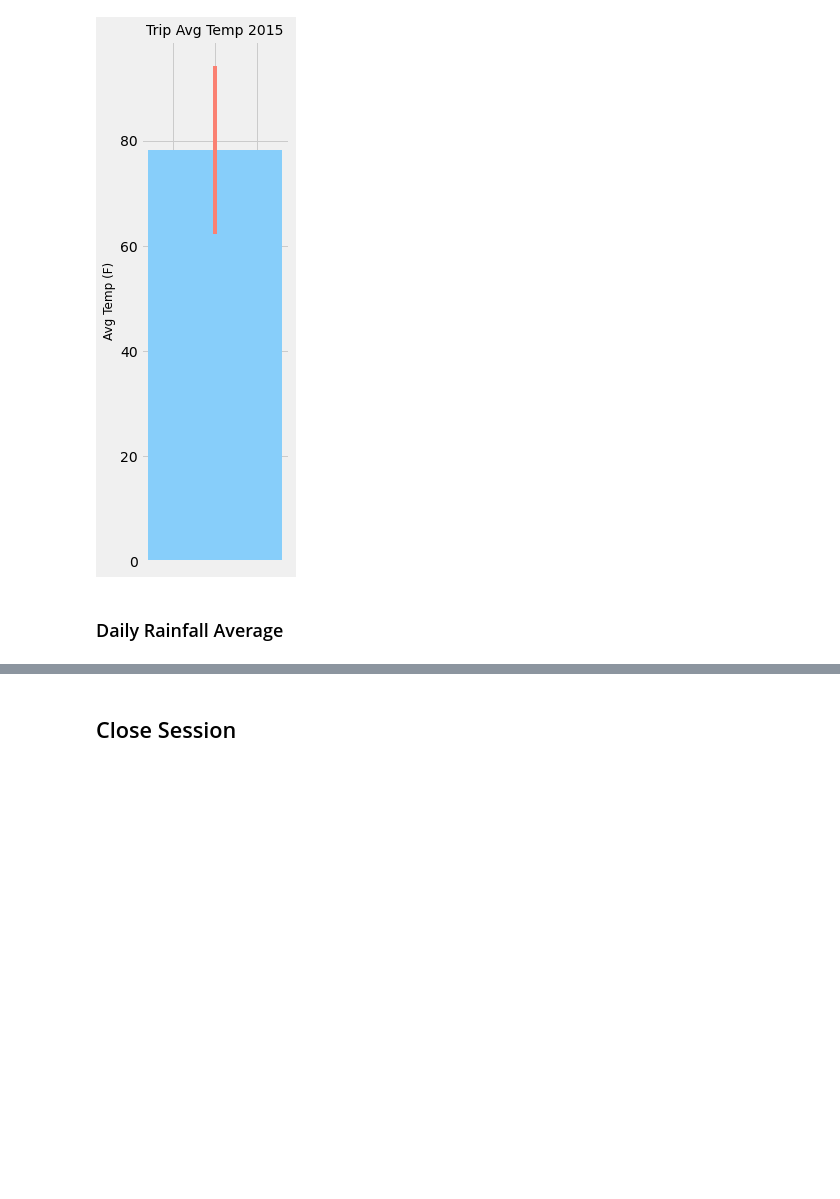
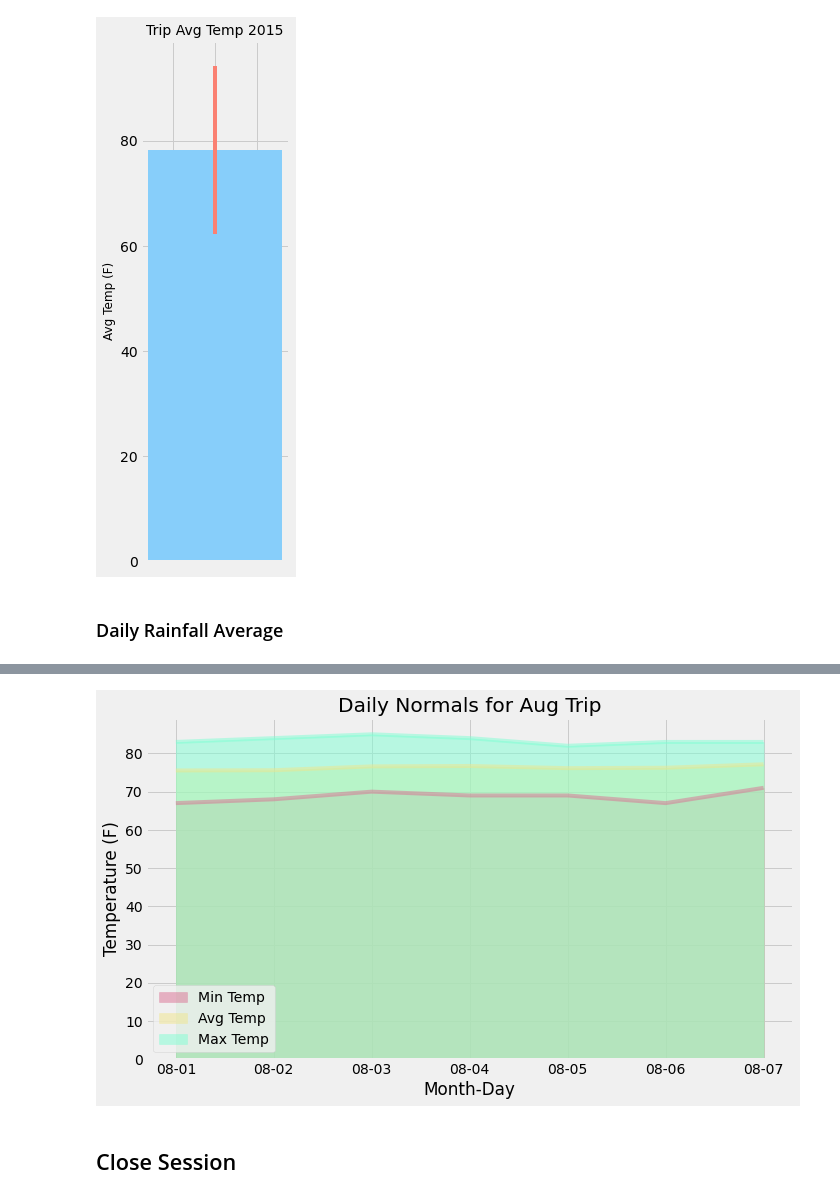
Before and after one commit to pspitzer86/SQLAlchemy-Challenge, a Jupyter notebook: temp_analysis_2.ipynb, the cells around one changed output, grey strips where cells are left out. Saved outputs shown, nothing was run; the diff lists cells and outputs as text; code cells hidden in the pictures; blank space fills up the shorter version.

```diff
--- a/temp_analysis_2.ipynb
+++ b/temp_analysis_2.ipynb
@@ -143,10 +164,22 @@ start_date = '2017-08-01'
 end_date = '2017-08-07'
 
 # Use the start and end date to create a range of dates
-
-
 # Strip off the year and save a list of strings in the format %m-%d
 
+date_list = []
+curr_date = start_date
+while str(curr_date) <= str(end_date):
+    date_split = str(curr_date).split("-")
+    date_list.append(f"{date_split[1]}-{date_split[2]}")
+    curr_date = dt.date(int(date_split[0]), int(date_split[1]), int(date_split[2])) + dt.timedelta(days=1)
 
 # Use the `daily_normals` function to calculate the normals for each date string
 # and append the results to a list called `normals`.
+
+normals_list = []
+for date in date_list:
+    normals = daily_normals(date)
+    normals_list.append([normals[0][0], normals[0][1], normals[0][2]])
+
+for row in normals_list:
+    print(row)
@@ -153,2 +194,5 @@ end_date = '2017-08-07'
 # %%
 # Load the previous query results into a Pandas DataFrame and add the `trip_dates` range as the `date` index
+
+normals_df = pd.DataFrame(normals_list, columns = ['Min Temp', 'Avg Temp', 'Max Temp'], index = date_list)
+normals_df
@@ -157,2 +208,22 @@ end_date = '2017-08-07'
+# %%
+# Plot the daily normals as an area plot with `stacked=False`
+
+colors = ['palevioletred', 'khaki', 'aquamarine']
+
+normals_df.plot.area(stacked = False, color = colors, figsize = (10,6))
+
+plt.title('Daily Normals for Aug Trip')
+plt.xlabel('Month-Day')
+plt.ylabel('Temperature (F)')
+
+# Saving plot to output as png
+
+output_image = f'Output/Daily_Normals.png'
+plt.tight_layout()
+plt.savefig(output_image)
+
+plt.show()
+# %% [output]
+[figure, added]
 # %% [markdown]
 ## Close Session
```
Also changed, not shown: parts of 6 cells of this notebook, 3 other files.
